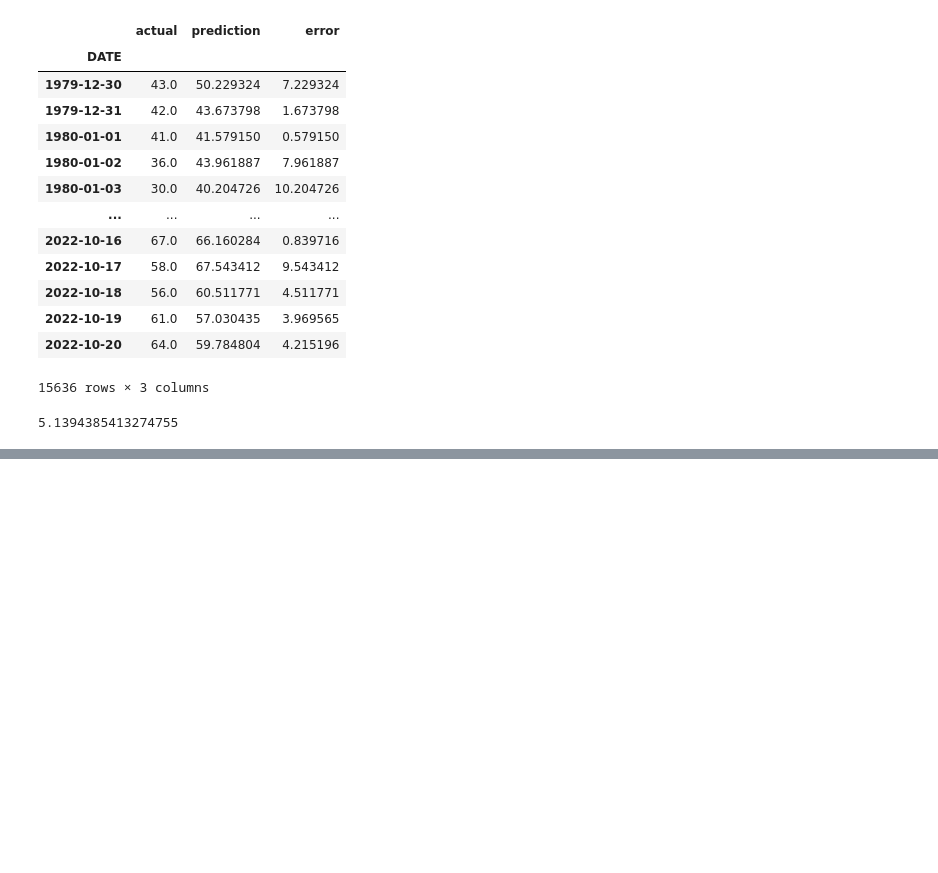
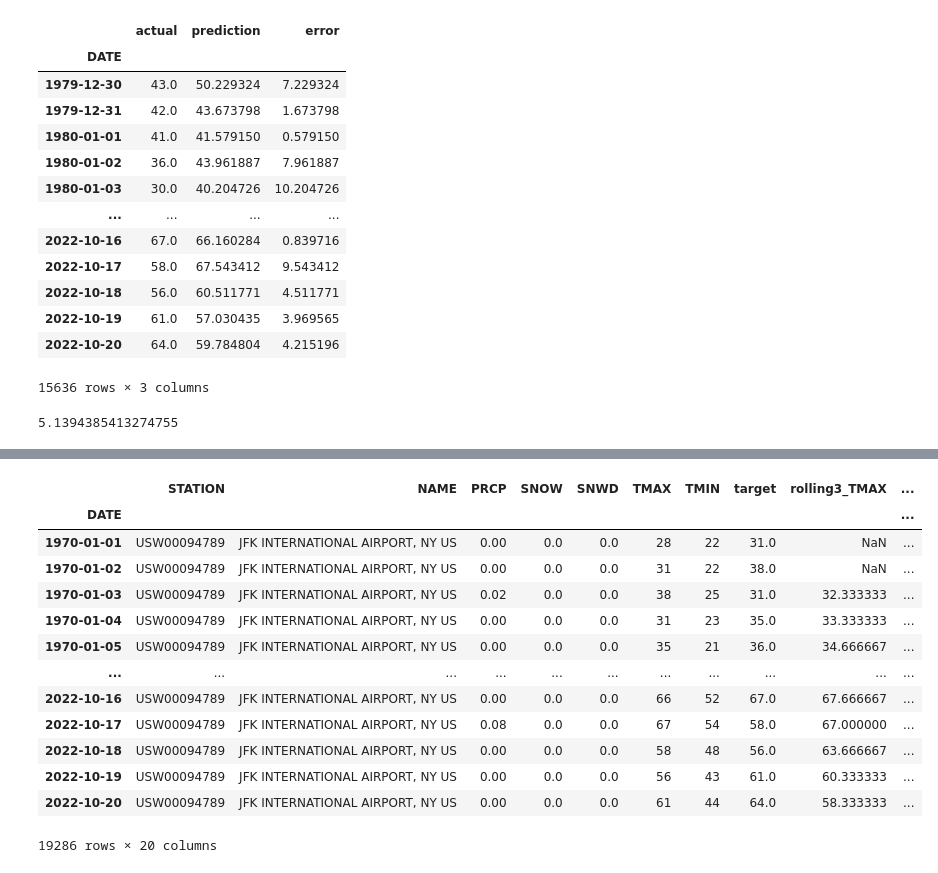
Before and after one commit to FarisPalayi/project-ml, a Jupyter notebook: weather-forecast/documented.ipynb, the cells around one changed output, grey strips where cells are left out. Saved outputs shown, nothing was run; the diff lists cells and outputs as text; code cells hidden in the pictures; blank space fills up the shorter version.

```diff
--- a/weather-forecast/documented.ipynb
+++ b/weather-forecast/documented.ipynb
@@ -291,3 +284,22 @@ from sklearn.metrics import mean_absolute_error
 mean_absolute_error(predictions["actual"], predictions["prediction"])
 # %% [output]
 5.1394385413274755
+# %%
+# here, we can see that we were off by around 5 fahrenheit on average
+# to improve this, we find the error in a specific time window(or day window) to find the irregularities
+def percent_error(old, new):
+  return (new - old) / old
+
+def compute_rolling(dataset, day_window, col):
+  # day_window is the number of days we want to compute the rolling averages
+  # col is the column we want find the rolling average. (here, its TMAX)
+  label = f"rolling{day_window}_{col}" # the name of the new column that's going to be created
+  dataset[label] = dataset[col].rolling(day_window).mean() # create a new column with rolling average
+  dataset[f"{label}_percent"] = percent_error(dataset[label], dataset[col])
+  return dataset
+
+rolling_day_window = [3, 14]
+
+for day_window in rolling_day_window:
+  for col in ["TMAX", "TMIN", "PRCP"]:
+    dataset = compute_rolling(dataset, day_window, col)
@@ -293,0 +324,17 @@ mean_absolute_error(predictions["actual"], predictions["prediction"])
+# %%
+dataset
+# %% [output]
+|  | STATION | NAME | PRCP | SNOW | SNWD | TMAX | TMIN | target | rolling3_TMAX | ... |
+| DATE |  |  |  |  |  |  |  |  |  | ... |
+| 1970-01-01 | USW00094789 | JFK INTERNATIONAL AIRPORT, NY US | 0.00 | 0.0 | 0.0 | 28 | 22 | 31.0 | NaN | ... |
+| 1970-01-02 | USW00094789 | JFK INTERNATIONAL AIRPORT, NY US | 0.00 | 0.0 | 0.0 | 31 | 22 | 38.0 | NaN | ... |
+| 1970-01-03 | USW00094789 | JFK INTERNATIONAL AIRPORT, NY US | 0.02 | 0.0 | 0.0 | 38 | 25 | 31.0 | 32.333333 | ... |
+| 1970-01-04 | USW00094789 | JFK INTERNATIONAL AIRPORT, NY US | 0.00 | 0.0 | 0.0 | 31 | 23 | 35.0 | 33.333333 | ... |
+| 1970-01-05 | USW00094789 | JFK INTERNATIONAL AIRPORT, NY US | 0.00 | 0.0 | 0.0 | 35 | 21 | 36.0 | 34.666667 | ... |
+| ... | ... | ... | ... | ... | ... | ... | ... | ... | ... | ... |
+| 2022-10-16 | USW00094789 | JFK INTERNATIONAL AIRPORT, NY US | 0.00 | 0.0 | 0.0 | 66 | 52 | 67.0 | 67.666667 | ... |
+| 2022-10-17 | USW00094789 | JFK INTERNATIONAL AIRPORT, NY US | 0.08 | 0.0 | 0.0 | 67 | 54 | 58.0 | 67.000000 | ... |
+| 2022-10-18 | USW00094789 | JFK INTERNATIONAL AIRPORT, NY US | 0.00 | 0.0 | 0.0 | 58 | 48 | 56.0 | 63.666667 | ... |
+| 2022-10-19 | USW00094789 | JFK INTERNATIONAL AIRPORT, NY US | 0.00 | 0.0 | 0.0 | 56 | 43 | 61.0 | 60.333333 | ... |
+| 2022-10-20 | USW00094789 | JFK INTERNATIONAL AIRPORT, NY US | 0.00 | 0.0 | 0.0 | 61 | 44 | 64.0 | 58.333333 | ... |
+19286 rows × 20 columns
```
Also changed, not shown: parts of 6 cells of this notebook, 4 other files.
